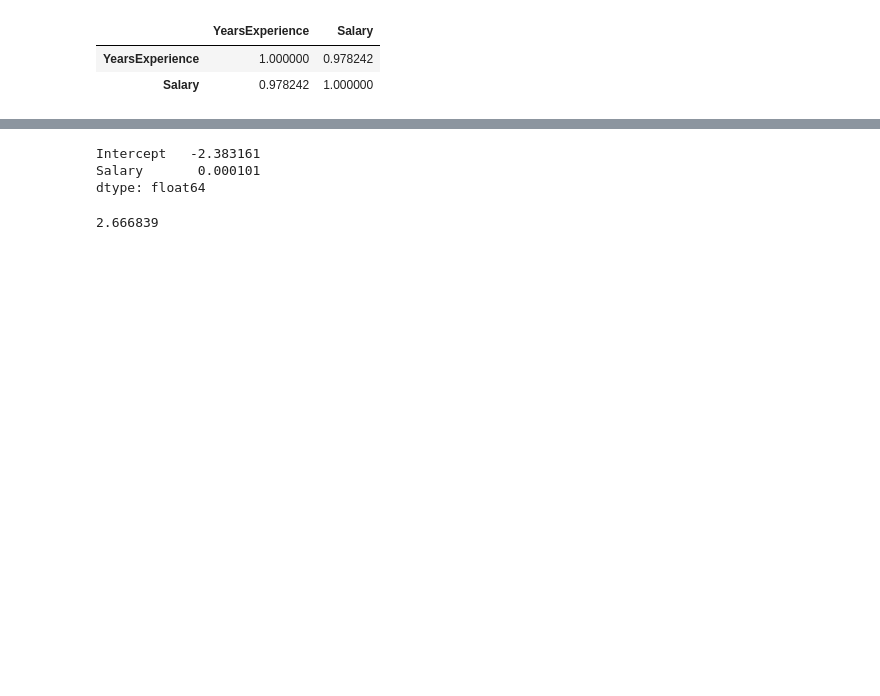
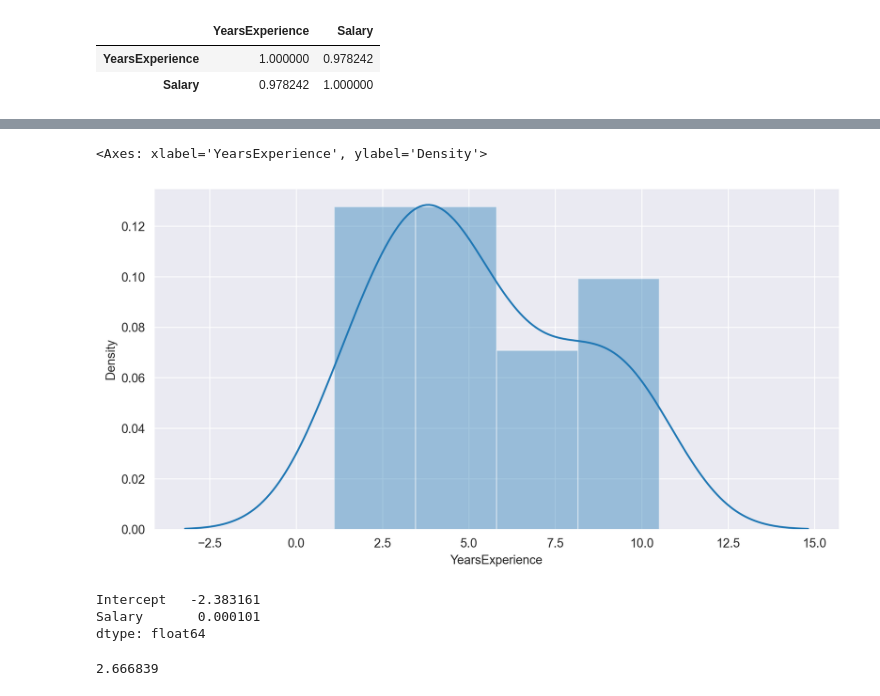
Before and after one commit to akash-1614/DS-Assignments, a Jupyter notebook: Assignment - 4/Assignment - 4 .Simple Linear Regression.ipynb, the cells around one changed output, grey strips where cells are left out. Cells and saved outputs as stored; diff of their text form; code cells hidden in the pictures; blank space fills up the shorter version.

```diff
--- a/Assignment - 4/Assignment - 4 .Simple Linear Regression.ipynb
+++ b/Assignment - 4/Assignment - 4 .Simple Linear Regression.ipynb
@@ -84,3 +95,8 @@ sns.heatmap(data.corr(),annot=True)
+# %%
+sns.distplot(df['YearsExperience'])
+# %% [output]
+<Axes: xlabel='YearsExperience', ylabel='Density'>
+[figure, added]
 # %%
 model = smf.ols('YearsExperience~Salary',data=data).fit()
 # %%
```
Also changed, not shown: parts of 25 cells of this notebook.
